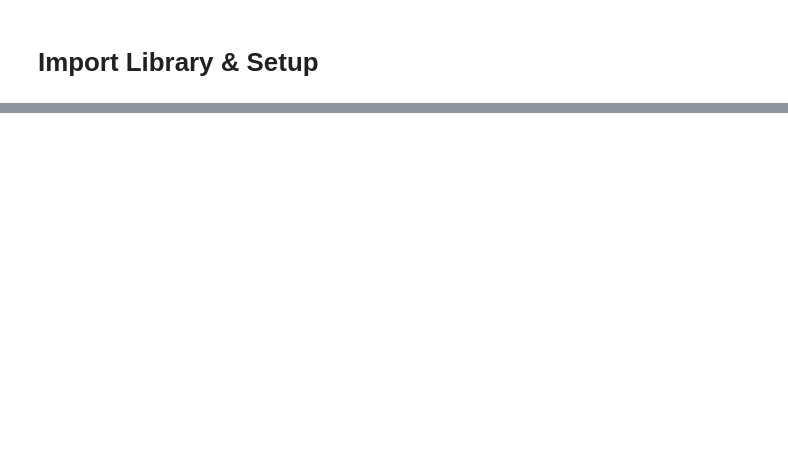
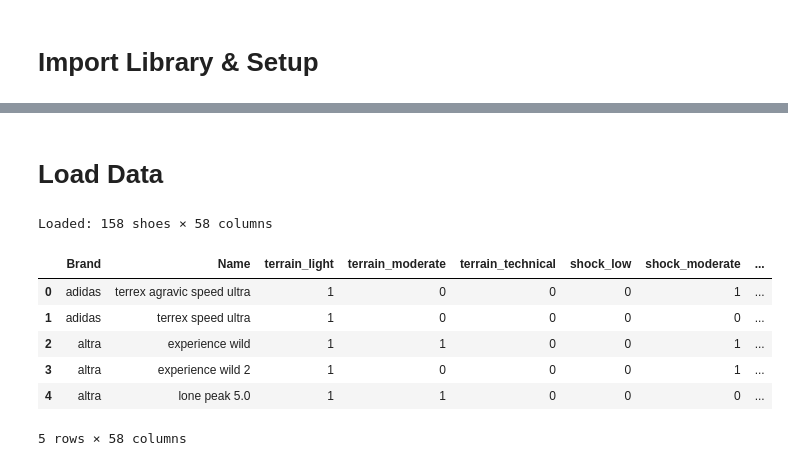
Before and after one commit to SONIX-Kelompok-6/sonix-ml, a Jupyter notebook: notebooks/trail_ml.ipynb, the cells around one changed output, grey strips where cells are left out. Saved outputs shown, nothing was run; the diff lists cells and outputs as text; code cells hidden in the pictures; blank space fills up the shorter version.

```diff
--- a/notebooks/trail_ml.ipynb
+++ b/notebooks/trail_ml.ipynb
@@ -39,0 +40,21 @@ Time: 2026-02-04 13:05:55
+# %% [markdown]
+# Load Data
+# %%
+file = '../data/trail_dataset.csv'
+
+try:
+    df = pd.read_csv(file)
+    print(f'Loaded: {df.shape[0]} shoes × {df.shape[1]} columns')
+    display(df.head())
+except FileNotFoundError:
+    print(f"WARNING: '{file}' not found.")
+    print("Please upload the correct dataset file to run with actual data.")
+# %% [output]
+Loaded: 158 shoes × 58 columns
+|  | Brand | Name | terrain_light | terrain_moderate | terrain_technical | shock_low | shock_moderate | ... |
+| 0 | adidas | terrex agravic speed ultra | 1 | 0 | 0 | 0 | 1 | ... |
+| 1 | adidas | terrex speed ultra | 1 | 0 | 0 | 0 | 0 | ... |
+| 2 | altra | experience wild | 1 | 1 | 0 | 0 | 1 | ... |
+| 3 | altra | experience wild 2 | 1 | 0 | 0 | 0 | 1 | ... |
+| 4 | altra | lone peak 5.0 | 1 | 1 | 0 | 0 | 0 | ... |
+5 rows × 58 columns
```
Also changed, not shown: parts of 17 cells of this notebook, 1 other file.
